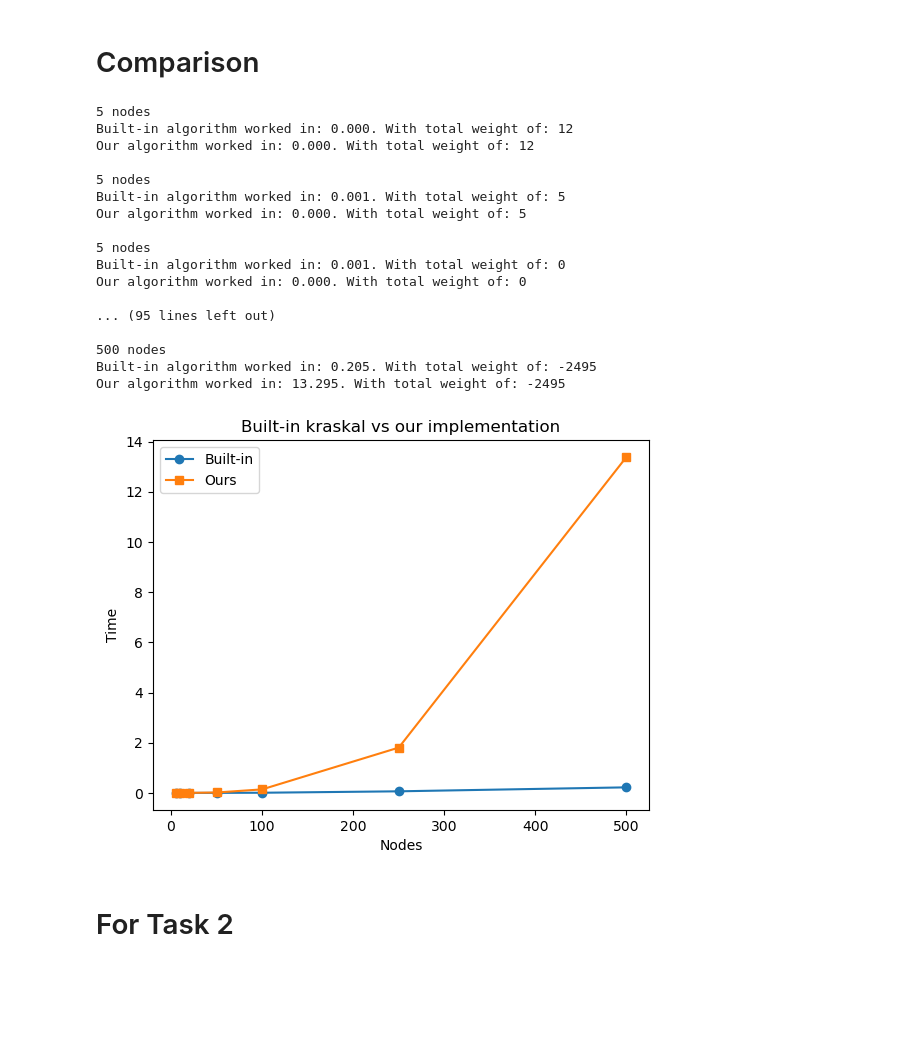
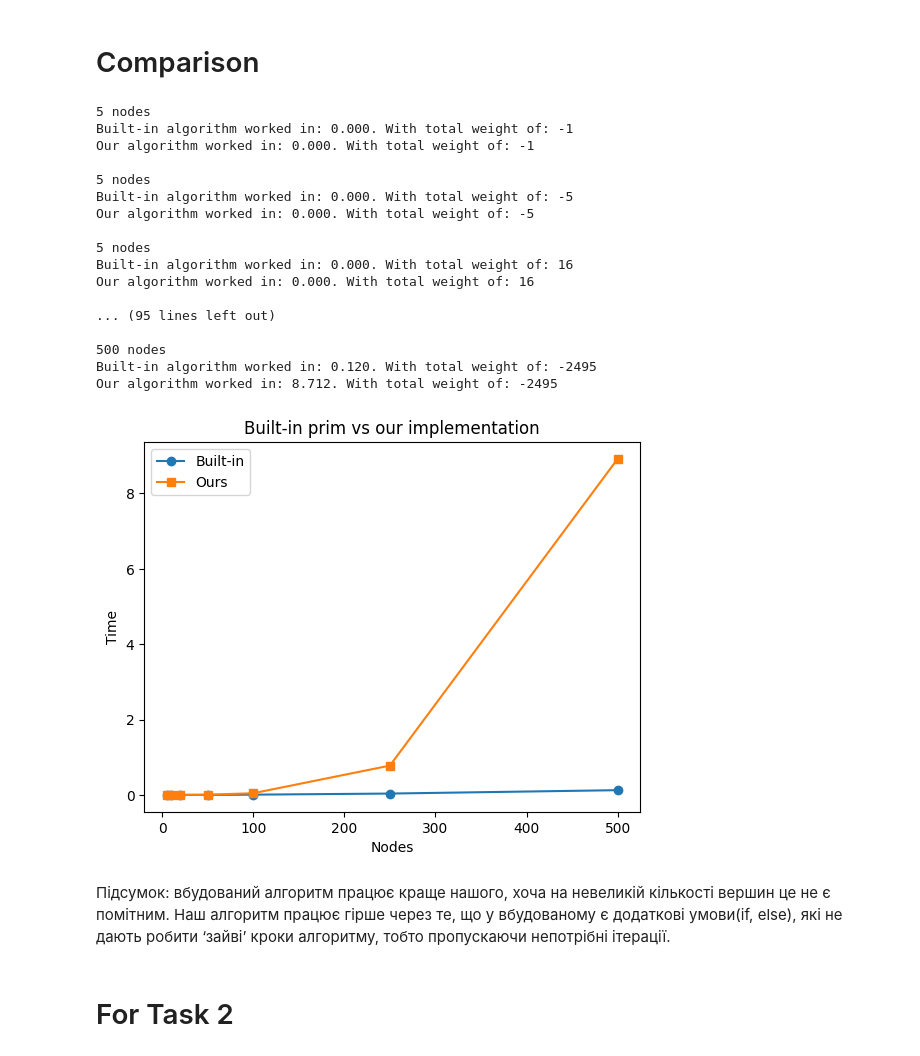
Before and after one commit to BlueSkyAndSomeCurses/sem_2_disc_lab_1, a Jupyter notebook: GraphGeneration.ipynb, the cells around one changed output. Saved outputs shown, nothing was run; the diff lists cells and outputs as text; code cells hidden in the pictures; blank space fills up the shorter version.

```diff
--- a/GraphGeneration.ipynb
+++ b/GraphGeneration.ipynb
@@ -177,43 +306,45 @@ for i in vertices_num:
         print(f"Our algorithm worked in: {stop:.3f}. With total weight of: {sum(mstp_own.get_edge_data(*edge)['weight'] for edge in mstp_own.edges)}\n")
         time_sum_own += stop
 
     y1.append(float(f"{time_sum/4:.3f}"))
     y2.append(float(f"{time_sum_own/4:.3f}"))
 
 plt.plot(vertices_num, y1, label='Built-in', marker='o')
 
 # Plotting the second dataset
 plt.plot(vertices_num, y2, label='Ours', marker='s')
 
 # Adding labels and title
 plt.xlabel('Nodes')
 plt.ylabel('Time')
-plt.title('Built-in kraskal vs our implementation')
+plt.title('Built-in prim vs our implementation')
 
 # Adding a legend to differentiate between datasets
 plt.legend()
 
 # Display the plot
 plt.show()
 # %% [output]
 5 nodes
-Built-in algorithm worked in: 0.000. With total weight of: 12
-Our algorithm worked in: 0.000. With total weight of: 12
+Built-in algorithm worked in: 0.000. With total weight of: -1
+Our algorithm worked in: 0.000. With total weight of: -1
 
 5 nodes
-Built-in algorithm worked in: 0.001. With total weight of: 5
-Our algorithm worked in: 0.000. With total weight of: 5
+Built-in algorithm worked in: 0.000. With total weight of: -5
+Our algorithm worked in: 0.000. With total weight of: -5
 
 5 nodes
-Built-in algorithm worked in: 0.001. With total weight of: 0
-Our algorithm worked in: 0.000. With total weight of: 0
+Built-in algorithm worked in: 0.000. With total weight of: 16
+Our algorithm worked in: 0.000. With total weight of: 16
 
 ... (95 lines left out)
 
 500 nodes
-Built-in algorithm worked in: 0.205. With total weight of: -2495
-Our algorithm worked in: 13.295. With total weight of: -2495
+Built-in algorithm worked in: 0.120. With total weight of: -2495
+Our algorithm worked in: 8.712. With total weight of: -2495
-[figure, old version]
+[figure, new version]
+# %% [markdown]
+Підсумок: вбудований алгоритм працює краще нашого, хоча на невеликій кількості вершин це не є помітним. Наш алгоритм працює гірше через те, що у вбудованому є додаткові умови(if, else), які не дають робити ‘зайві’ кроки алгоритму, тобто пропускаючи непотрібні ітерації.
 # %% [markdown]
 # For Task 2
 # %%
```
Also changed, not shown: parts of 26 cells of this notebook, 5 other files.
